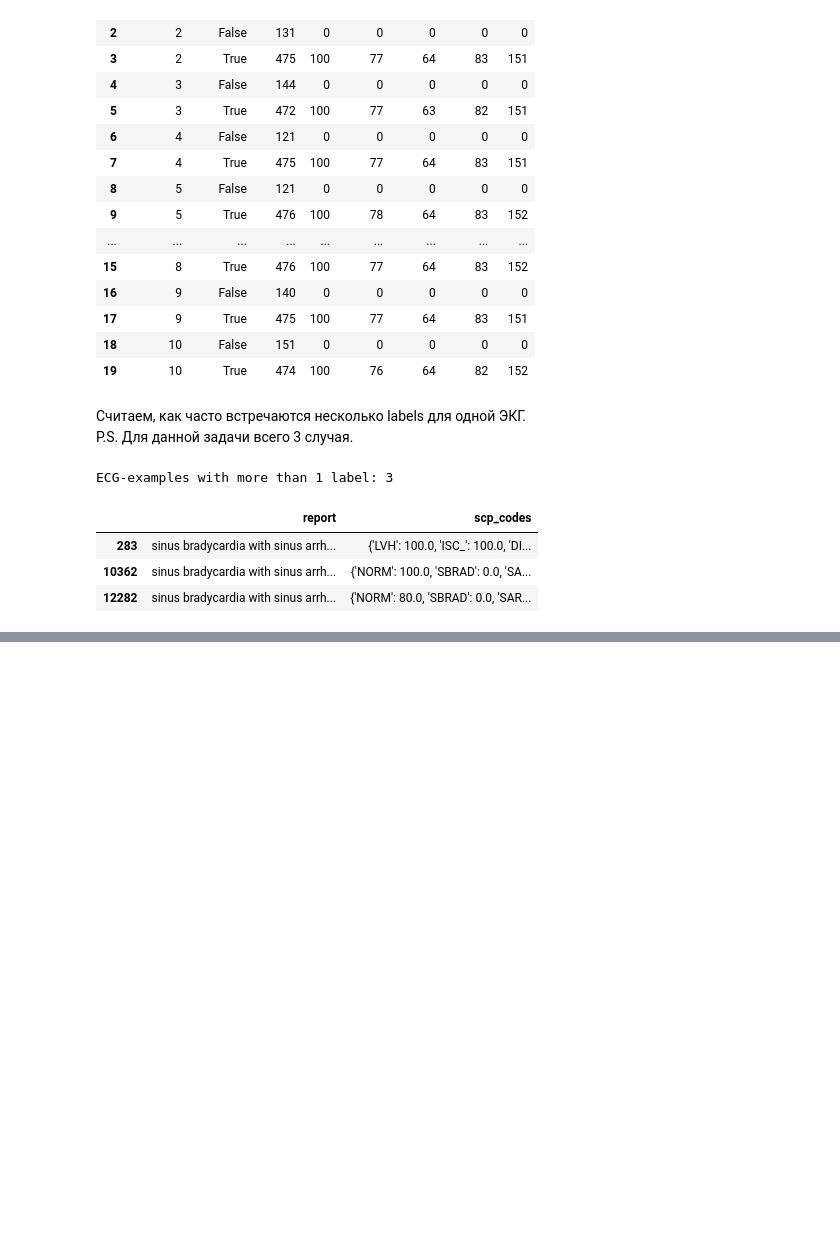
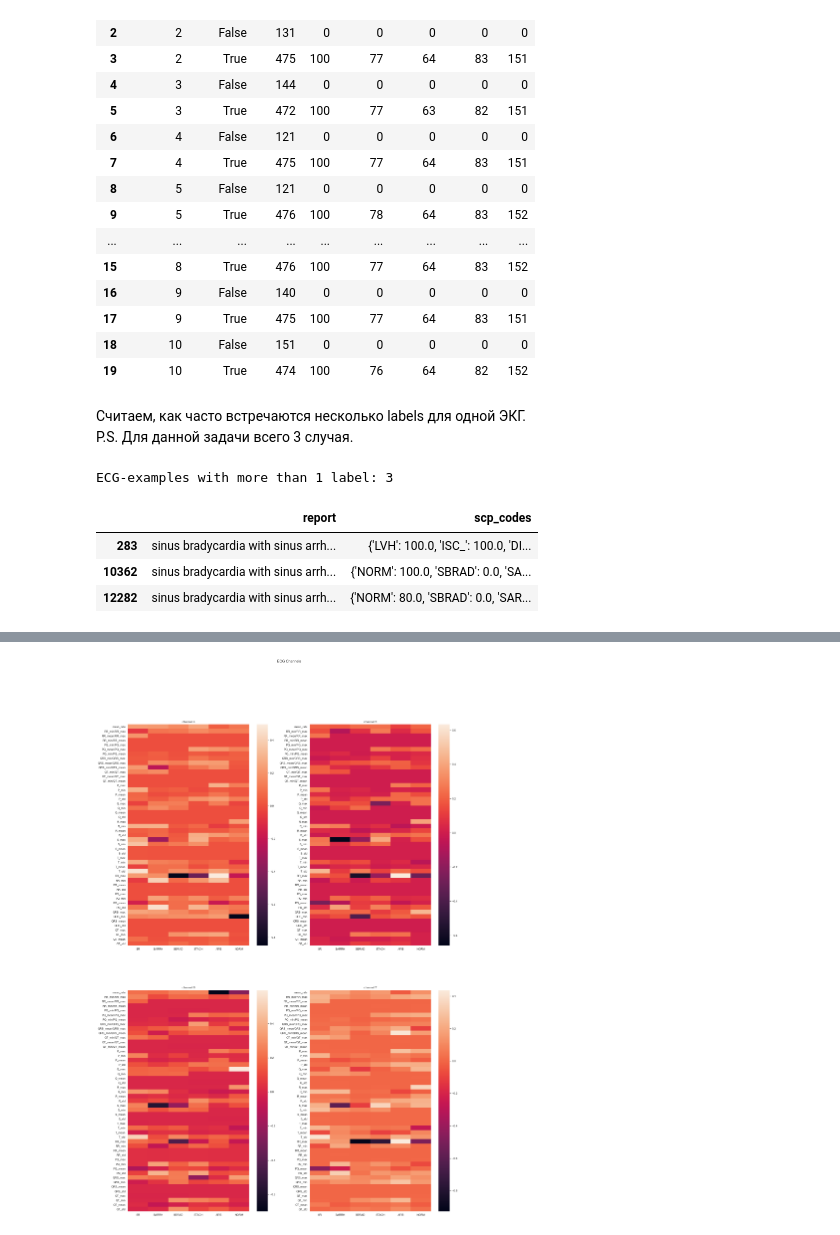
Before and after one commit to nediola/ECG_PTB_XL, a Jupyter notebook: DatasetAnalysis.ipynb, the cells around one changed output, grey strips where cells are left out. Saved outputs shown, nothing was run; the diff lists cells and outputs as text; code cells hidden in the pictures; blank space fills up the shorter version.

```diff
--- a/DatasetAnalysis.ipynb
+++ b/DatasetAnalysis.ipynb
@@ -140,0 +145,6 @@ NameError: name 'X' is not defined
+# %%
+samples_v = []
+for label in SCP_LABELS_ARR:
+    samples_v.append(X[np.where((Y[label] == 1) & (Y.labels_cnt == 1))][:50])
+
+samples_v.append(X[np.where((Y.NORM == 1) & (Y.labels_cnt == 0))][:50])
@@ -140,0 +220,14 @@ NameError: name 'X' is not defined
+# %%
+fig, axes = plt.subplots(2, 2, figsize=(24, 36))
+fig.suptitle('ECG Channels')
+
+for channel_i in range(4, 8):
+    features_v = channel2features[channel_i]
+    features_reshaped = np.concatenate(features_v).reshape(n, -1)
+    i = int(channel_i/2) - 2
+    j = (channel_i % 2)
+    sns.heatmap(normalize(features_reshaped, axis=0), ax=axes[i, j],
+                xticklabels=x_axis_labels, yticklabels=y_axis_labels)
+    axes[i, j].set_title(f'channel {channel_i}')
+# %% [output]
+[figure, added]
```
Also changed, not shown: parts of 17 cells of this notebook, 24 other files.
